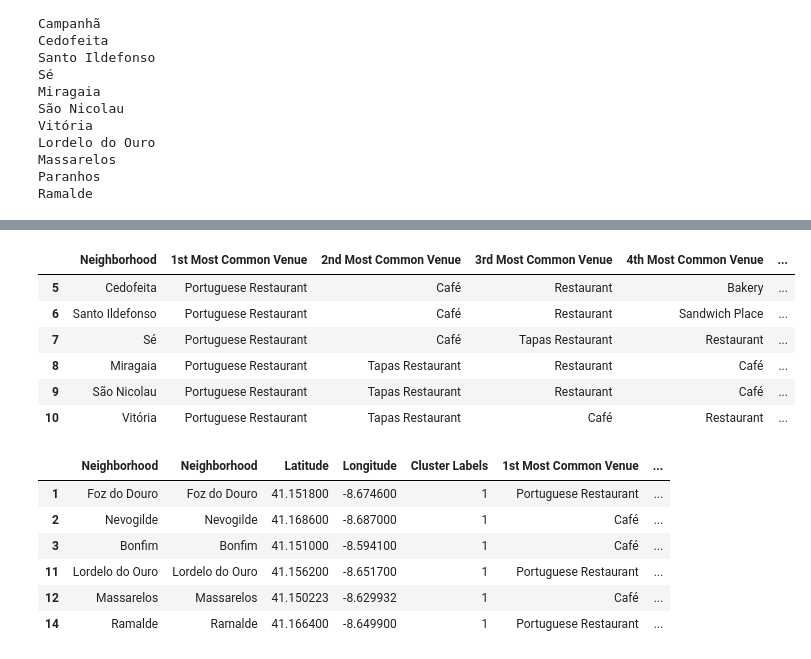
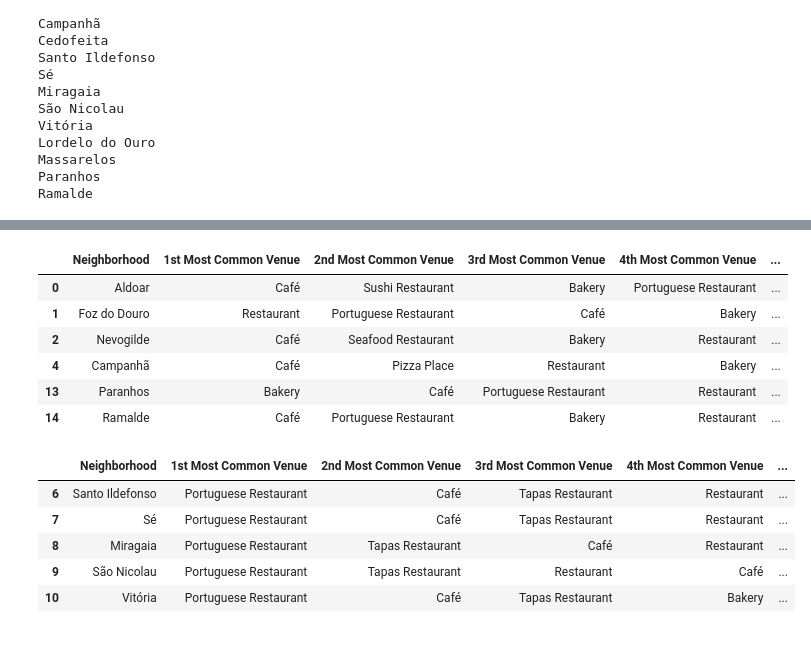
Before and after one commit to cfortes-ai/Best-mexican-place-in-porto-acording-to-AI, a Jupyter notebook: Porto Study.ipynb, the cells around one changed output, grey strips where cells are left out. Drawn from its saved outputs; the diff is of its cells as text; code cells hidden in the pictures.

```diff
--- a/Porto Study.ipynb
+++ b/Porto Study.ipynb
@@ -83,7 +83,7 @@ Latitude and longitude values of Aldoar are 41.171944, -8.671389.
 # %%
 # create the API request URL
 categoryId = "4d4b7105d754a06374d81259"
-LIMIT = 100
+LIMIT = 200
 radius = 1000
 url = 'https://api.foursquare.com/v2/venues/explore?&client_id={}&client_secret={}&v={}&categoryId={}&ll={},{}&radius={}&limit={}'.format(
     CLIENT_ID,
@@ -158,5 +158,5 @@ print('{} venues were returned by Foursquare.'.format(nearby_venues.shape[0]))
 # %%
-def getNearbyVenues(names, latitudes, longitudes, radius=1000):
+def getNearbyVenues(names, latitudes, longitudes, radius=1500):
 
     venues_list=[]
     for name, lat, lng in zip(names, latitudes, longitudes):
@@ -255,5 +255,6 @@ porto_onehot.shape
 # %%
-porto_grouped = porto_onehot.groupby('Neighborhood').mean().reset_index()
+porto_grouped = porto_onehot.groupby('Neighborhood').sum().reset_index()
+pd.set_option('display.max_columns', None)
 porto_grouped
 # %% [output]
 |  | Neighborhood | African Restaurant | American Restaurant | Arepa Restaurant | Argentinian Restaurant | ... |
@@ -276,5 +276,5 @@ porto_grouped
 # %%
-num_top_venues = 5
+num_top_venues = 10
 
 for hood in porto_grouped['Neighborhood']:
     print("----"+hood+"----")
@@ -422,22 +471,21 @@ map_clusters
 porto_merged.loc[porto_merged['Cluster Labels'] == 0, porto_merged.columns[[1] + list(range(5, porto_merged.shape[1]))]]
 # %% [output]
 |  | Neighborhood | 1st Most Common Venue | 2nd Most Common Venue | 3rd Most Common Venue | 4th Most Common Venue | ... |
-| 5 | Cedofeita | Portuguese Restaurant | Café | Restaurant | Bakery | ... |
-| 6 | Santo Ildefonso | Portuguese Restaurant | Café | Restaurant | Sandwich Place | ... |
-| 7 | Sé | Portuguese Restaurant | Café | Tapas Restaurant | Restaurant | ... |
-| 8 | Miragaia | Portuguese Restaurant | Tapas Restaurant | Restaurant | Café | ... |
-| 9 | São Nicolau | Portuguese Restaurant | Tapas Restaurant | Restaurant | Café | ... |
-| 10 | Vitória | Portuguese Restaurant | Tapas Restaurant | Café | Restaurant | ... |
+| 0 | Aldoar | Café | Sushi Restaurant | Bakery | Portuguese Restaurant | ... |
+| 1 | Foz do Douro | Restaurant | Portuguese Restaurant | Café | Bakery | ... |
+| 2 | Nevogilde | Café | Seafood Restaurant | Bakery | Restaurant | ... |
+| 4 | Campanhã | Café | Pizza Place | Restaurant | Bakery | ... |
+| 13 | Paranhos | Bakery | Café | Portuguese Restaurant | Restaurant | ... |
+| 14 | Ramalde | Café | Portuguese Restaurant | Bakery | Restaurant | ... |
 # %%
-porto_merged.loc[porto_merged['Cluster Labels'] == 1, porto_merged.columns[[1] + list(range(1, porto_merged.shape[1]))]]
+porto_merged.loc[porto_merged['Cluster Labels'] == 1, porto_merged.columns[[1] + list(range(5, porto_merged.shape[1]))]]
 # %% [output]
-|  | Neighborhood | Neighborhood | Latitude | Longitude | Cluster Labels | 1st Most Common Venue | ... |
-| 1 | Foz do Douro | Foz do Douro | 41.151800 | -8.674600 | 1 | Portuguese Restaurant | ... |
-| 2 | Nevogilde | Nevogilde | 41.168600 | -8.687000 | 1 | Café | ... |
-| 3 | Bonfim | Bonfim | 41.151000 | -8.594100 | 1 | Café | ... |
-| 11 | Lordelo do Ouro | Lordelo do Ouro | 41.156200 | -8.651700 | 1 | Portuguese Restaurant | ... |
-| 12 | Massarelos | Massarelos | 41.150223 | -8.629932 | 1 | Café | ... |
-| 14 | Ramalde | Ramalde | 41.166400 | -8.649900 | 1 | Portuguese Restaurant | ... |
+|  | Neighborhood | 1st Most Common Venue | 2nd Most Common Venue | 3rd Most Common Venue | 4th Most Common Venue | ... |
+| 6 | Santo Ildefonso | Portuguese Restaurant | Café | Tapas Restaurant | Restaurant | ... |
+| 7 | Sé | Portuguese Restaurant | Café | Tapas Restaurant | Restaurant | ... |
+| 8 | Miragaia | Portuguese Restaurant | Tapas Restaurant | Café | Restaurant | ... |
+| 9 | São Nicolau | Portuguese Restaurant | Tapas Restaurant | Restaurant | Café | ... |
+| 10 | Vitória | Portuguese Restaurant | Café | Tapas Restaurant | Bakery | ... |
 # %%
 porto_merged.loc[porto_merged['Cluster Labels'] == 2, porto_merged.columns[[1] + list(range(5, porto_merged.shape[1]))]]
 # %% [output]
```
Also changed, not shown: parts of 19 cells of this notebook.
